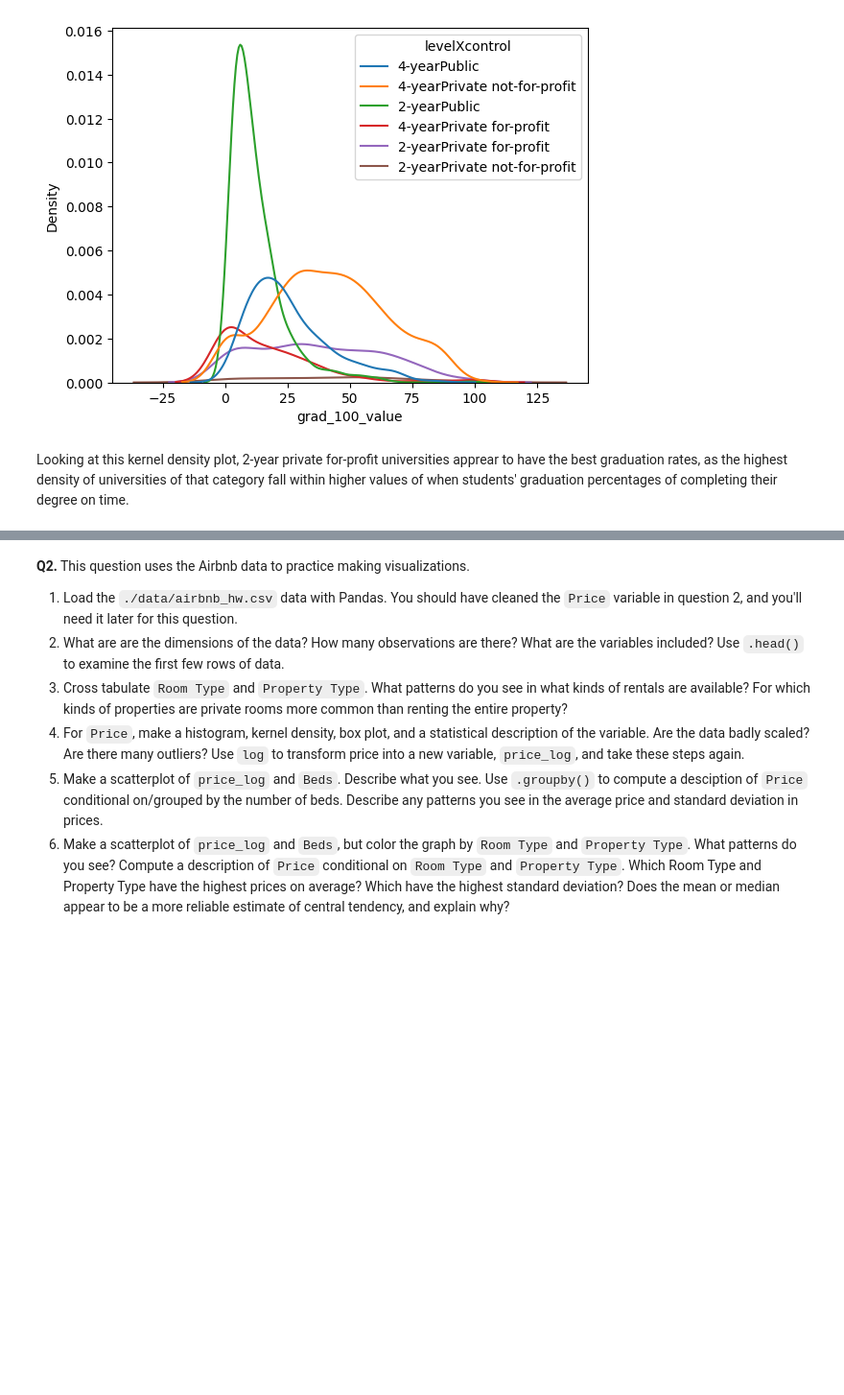
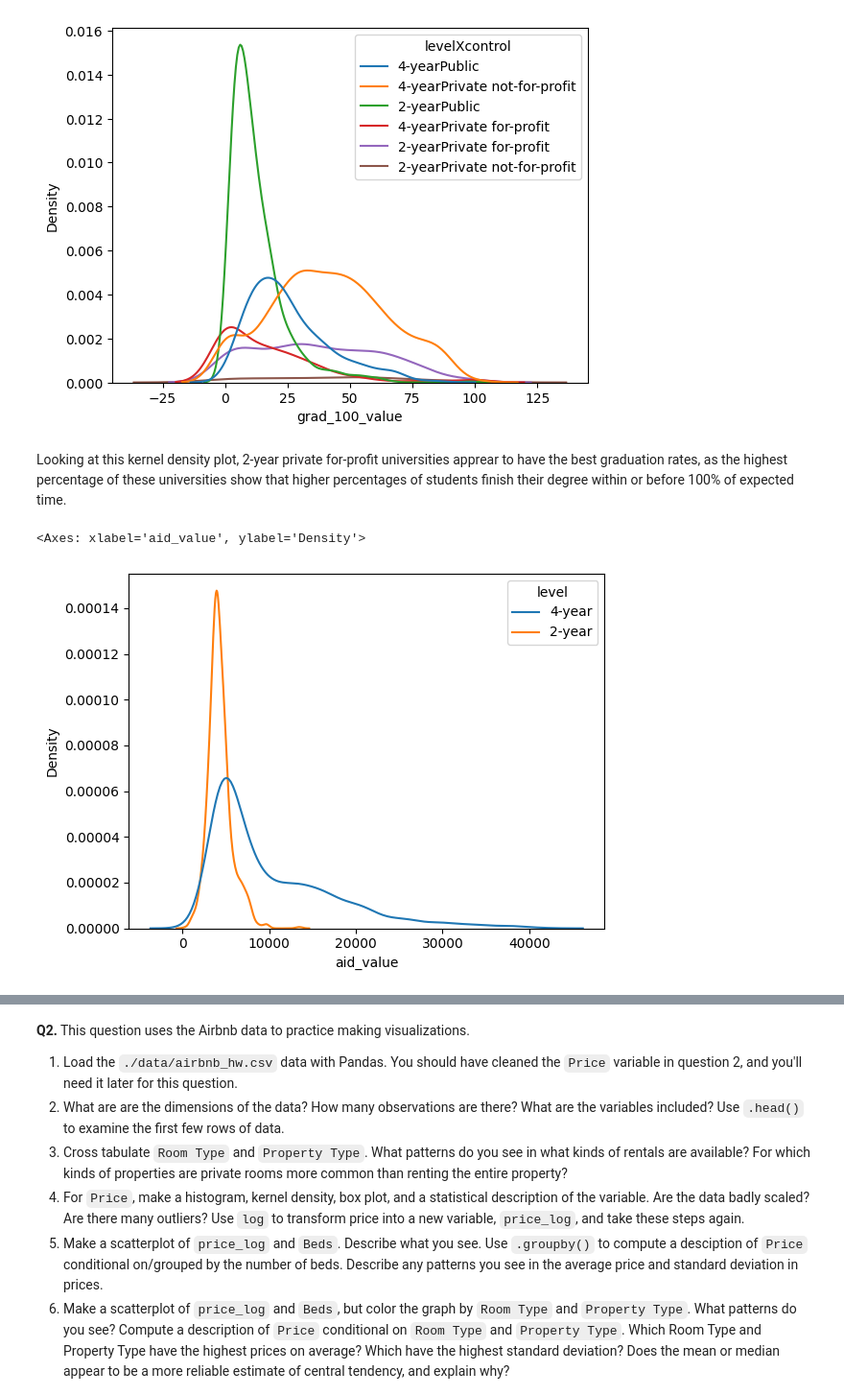
Before and after one commit to kelseymatsik/visualization, a Jupyter notebook: assignment/assignment.ipynb, the cells around one changed output, grey strips where cells are left out. Shown at 96% size. Cells and saved outputs as stored; diff of their text form; code cells hidden in the pictures; blank space fills up the shorter version.

```diff
--- a/assignment/assignment.ipynb
+++ b/assignment/assignment.ipynb
@@ -125,4 +124,9 @@ sns.kdeplot(data=df, x="grad_100_value", hue="levelXcontrol")
 <Axes: xlabel='grad_100_value', ylabel='Density'>
 [figure]
 # %% [markdown]
-Looking at this kernel density plot, 2-year private for-profit universities apprear to have the best graduation rates, as the highest density of universities of that category fall within higher values of when students' graduation percentages of completing their degree on time.
+Looking at this kernel density plot, 2-year private for-profit universities apprear to have the best graduation rates, as the highest percentage of these universities show that higher percentages of students finish their degree within or before 100% of expected time.
+# %%
+sns.kdeplot(data=df, x="aid_value", hue="level")
+# %% [output]
+<Axes: xlabel='aid_value', ylabel='Density'>
+[figure, added]
```
Also changed, not shown: parts of 3 cells of this notebook.
